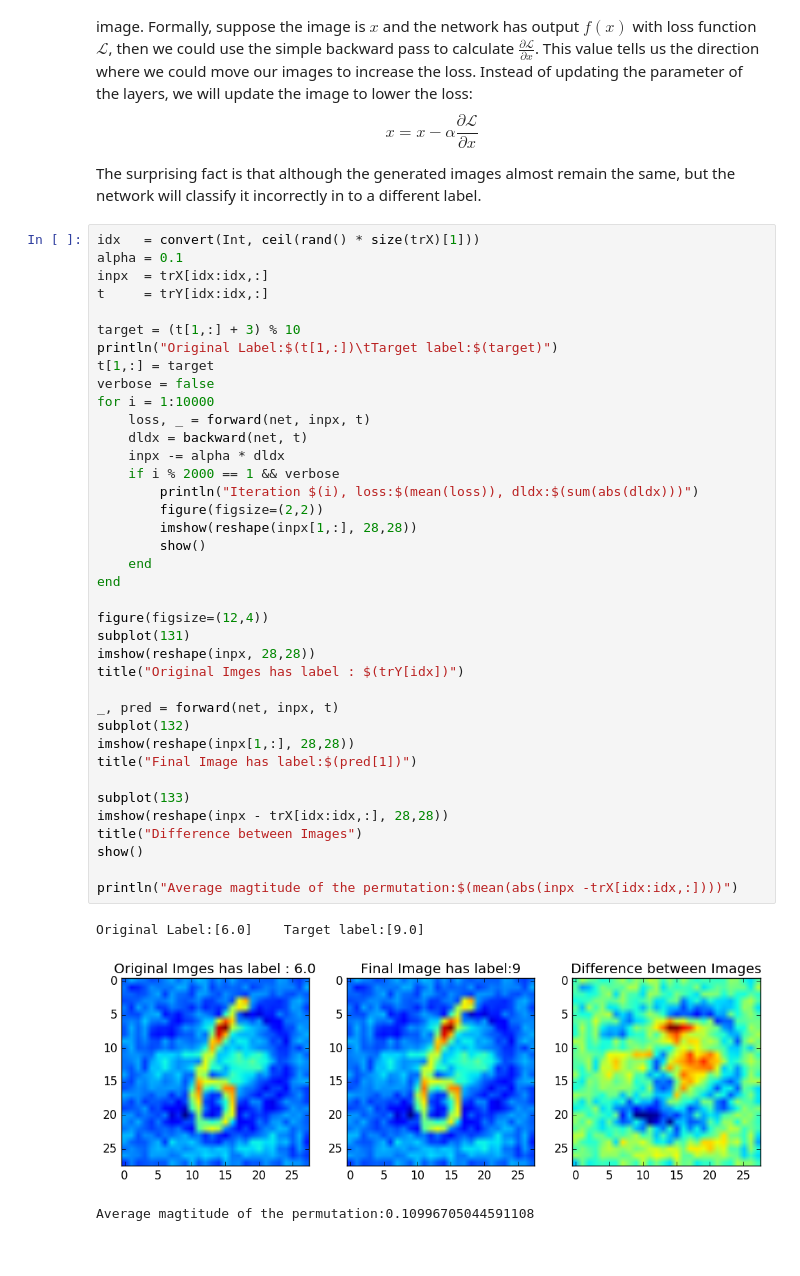
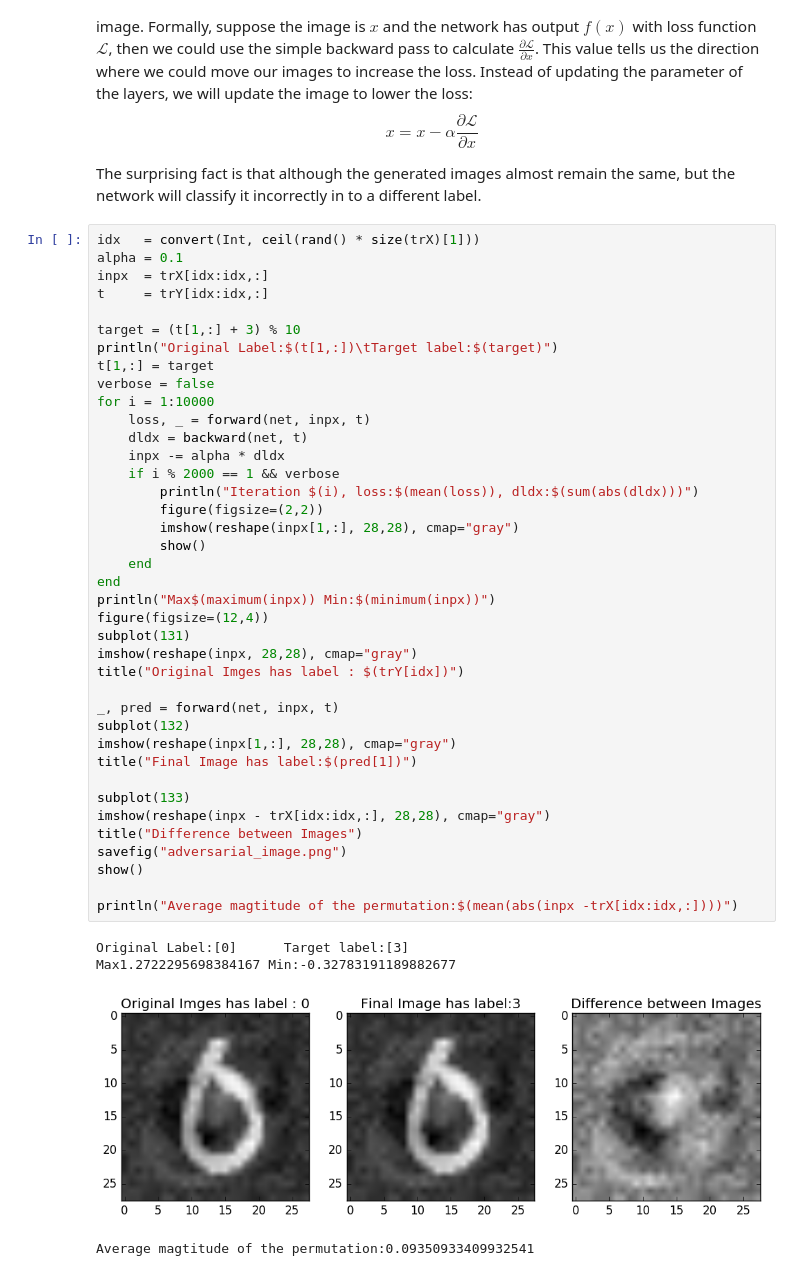
Before and after one commit to stevenygd/NN.jl, a Jupyter notebook: examples/SoftMax Classifier.ipynb, the cells around one changed output. Drawn from its saved outputs; the diff is of its cells as text.

```diff
--- a/examples/SoftMax Classifier.ipynb
+++ b/examples/SoftMax Classifier.ipynb
@@ -280,38 +257,40 @@ inpx  = trX[idx:idx,:]
 t     = trY[idx:idx,:]
 
 target = (t[1,:] + 3) % 10
 println("Original Label:$(t[1,:])\tTarget label:$(target)")
 t[1,:] = target
 verbose = false
 for i = 1:10000
     loss, _ = forward(net, inpx, t)
     dldx = backward(net, t)
     inpx -= alpha * dldx
     if i % 2000 == 1 && verbose
         println("Iteration $(i), loss:$(mean(loss)), dldx:$(sum(abs(dldx)))")
         figure(figsize=(2,2))
-        imshow(reshape(inpx[1,:], 28,28))
+        imshow(reshape(inpx[1,:], 28,28), cmap="gray")
         show()
     end
 end
-
+println("Max$(maximum(inpx)) Min:$(minimum(inpx))")
 figure(figsize=(12,4))
 subplot(131)
-imshow(reshape(inpx, 28,28))
+imshow(reshape(inpx, 28,28), cmap="gray")
 title("Original Imges has label : $(trY[idx])")
 
 _, pred = forward(net, inpx, t)
 subplot(132)
-imshow(reshape(inpx[1,:], 28,28))
+imshow(reshape(inpx[1,:], 28,28), cmap="gray")
 title("Final Image has label:$(pred[1])")
 
 subplot(133)
-imshow(reshape(inpx - trX[idx:idx,:], 28,28))
+imshow(reshape(inpx - trX[idx:idx,:], 28,28), cmap="gray")
 title("Difference between Images")
+savefig("adversarial_image.png")
 show()
 
 println("Average magtitude of the permutation:$(mean(abs(inpx -trX[idx:idx,:])))")
 # %% [output]
-Original Label:[6.0]    Target label:[9.0]
+Original Label:[0]      Target label:[3]
+Max1.2722295698384167 Min:-0.32783191189882677
-[figure, old version]
+[figure, new version]
-Average magtitude of the permutation:0.10996705044591108
+Average magtitude of the permutation:0.09350933409932541
```
Also changed, not shown: parts of 8 cells of this notebook, 6 other files.
